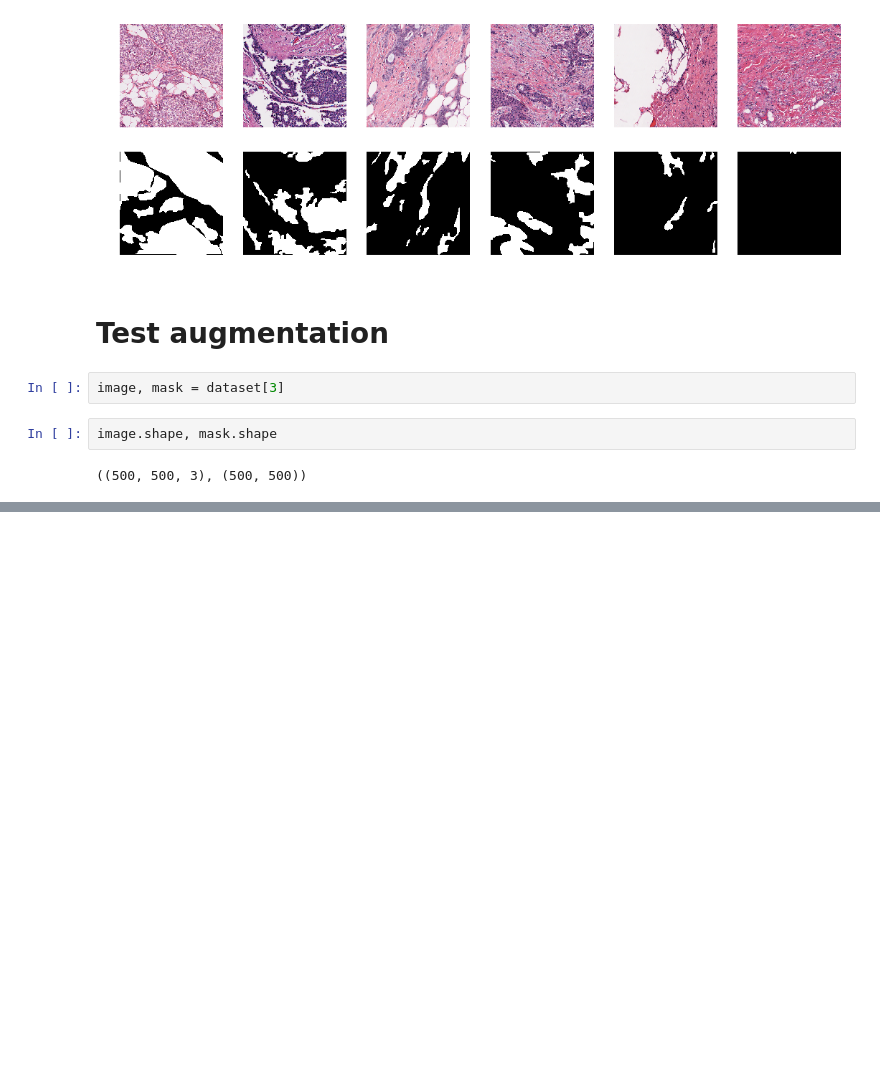
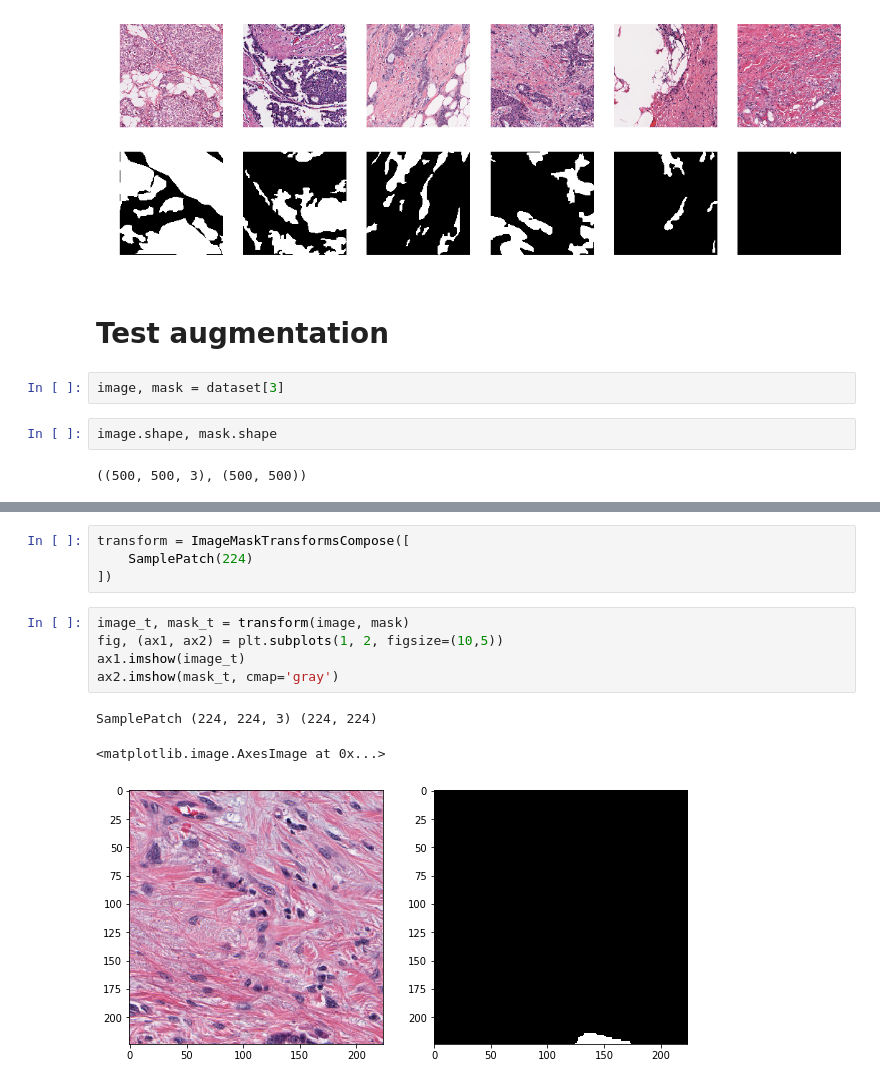
Before and after one commit to jgc128/topcoder_pathimage_segmentation, a Jupyter notebook: test_image_augmentation.ipynb, the cells around one changed output, grey strips where cells are left out. Cells and saved outputs as stored; diff of their text form; blank space fills up the shorter version.

```diff
--- a/test_image_augmentation.ipynb
+++ b/test_image_augmentation.ipynb
@@ -61,0 +91,13 @@ ax2.imshow(mask_t, cmap='gray')
+# %%
+transform = ImageMaskTransformsCompose([
+    SamplePatch(224)
+])
+# %%
+image_t, mask_t = transform(image, mask)
+fig, (ax1, ax2) = plt.subplots(1, 2, figsize=(10,5))
+ax1.imshow(image_t)
+ax2.imshow(mask_t, cmap='gray')
+# %% [output]
+SamplePatch (224, 224, 3) (224, 224)
+<matplotlib.image.AxesImage at 0x...>
+[figure, added]
```
Also changed, not shown: parts of 10 cells of this notebook, 2 other files.
